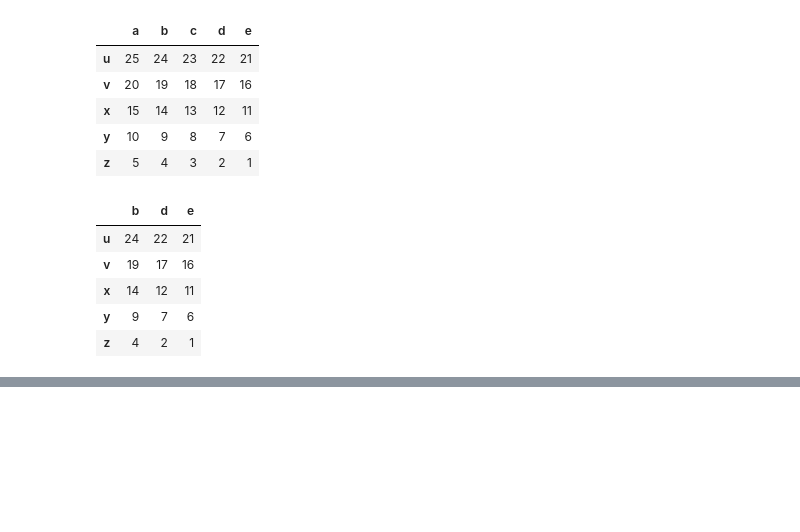
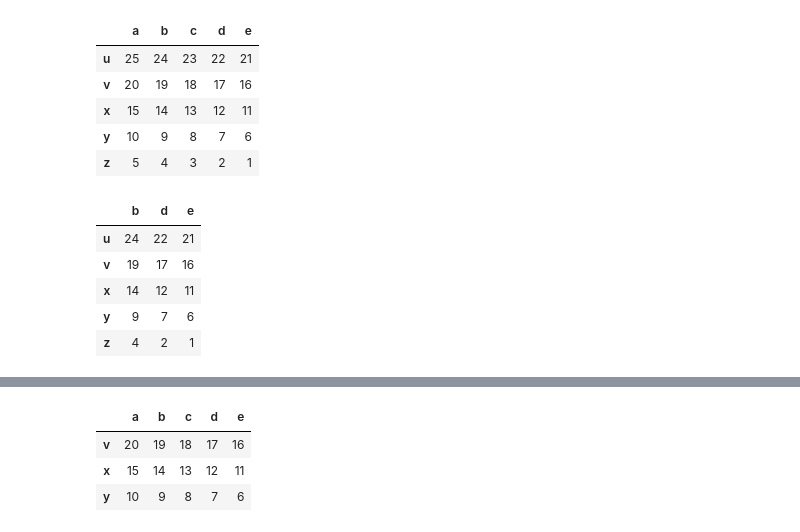
Before and after one commit to hopezh/learn_python_for_data_analysis, a Jupyter notebook: pd_slicing.ipynb, the cells around one changed output, grey strips where cells are left out. Drawn from its saved outputs; the diff is of its cells as text; code cells hidden in the pictures; blank space fills up the shorter version.

```diff
--- a/pd_slicing.ipynb
+++ b/pd_slicing.ipynb
@@ -147,0 +218,8 @@ df.iloc[:, [1, 3, 4]]
+# %%
+# df.loc['v':'y' , :]
+df.iloc[1:4 , :]    # note that the end of the index range is exclusive
+# %% [output]
+|  | a | b | c | d | e |
+| v | 20 | 19 | 18 | 17 | 16 |
+| x | 15 | 14 | 13 | 12 | 11 |
+| y | 10 | 9 | 8 | 7 | 6 |
```
Also changed, not shown: parts of 14 cells of this notebook.
